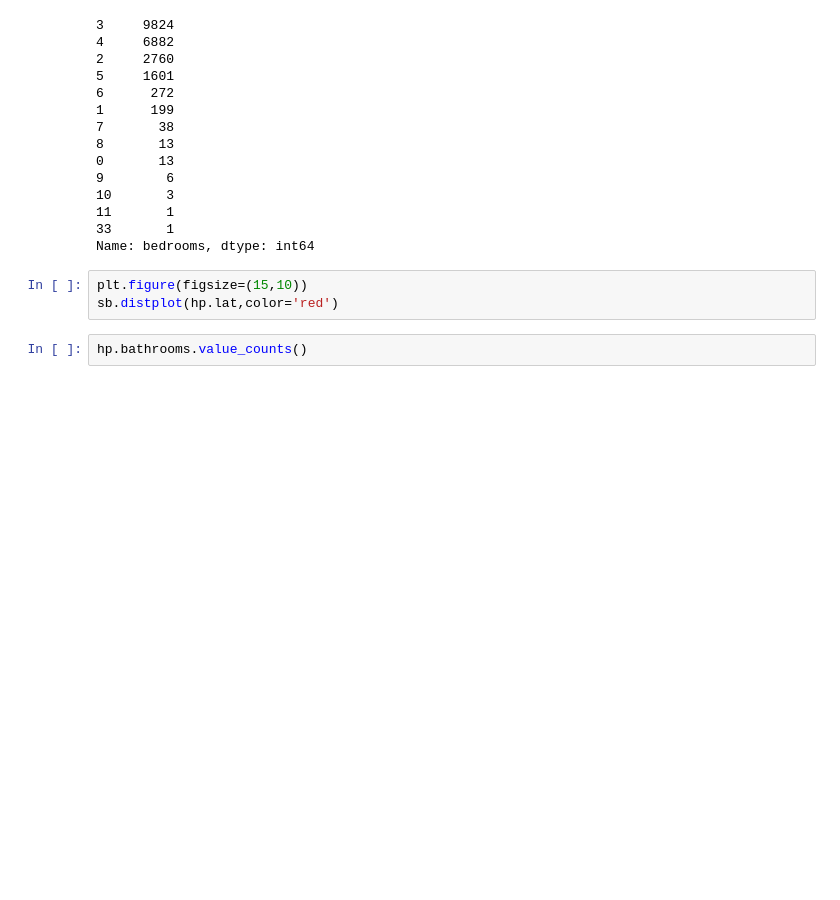
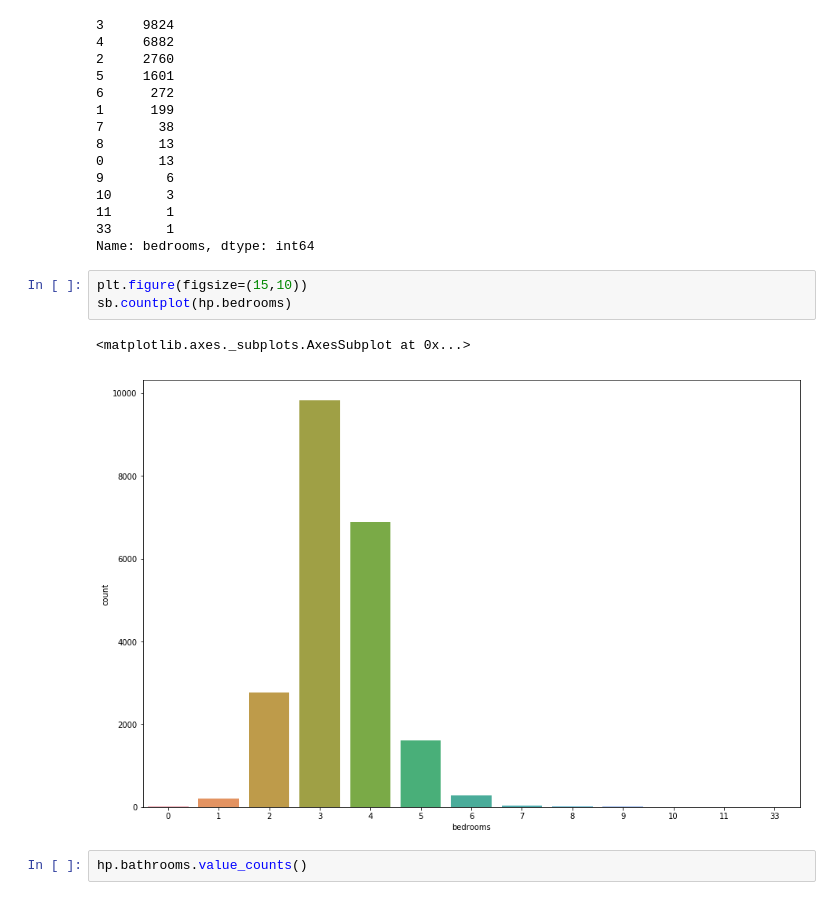
Before and after one commit to Akshay-Sehgal/Assignment, a Jupyter notebook: Assignments_7.ipynb, the cells around one changed output. Drawn from its saved outputs; the diff is of its cells as text; blank space fills up the shorter version.

```diff
--- a/Assignments_7.ipynb
+++ b/Assignments_7.ipynb
@@ -363,7 +363,10 @@ hp.bedrooms.value_counts()
 Name: bedrooms, dtype: int64
 # %%
 plt.figure(figsize=(15,10))
-sb.distplot(hp.lat,color='red')
+sb.countplot(hp.bedrooms)
+# %% [output]
+<matplotlib.axes._subplots.AxesSubplot at 0x...>
+[figure, added]
 # %%
 hp.bathrooms.value_counts()
 # %% [output]
```
Also changed, not shown: parts of 15 cells of this notebook.
